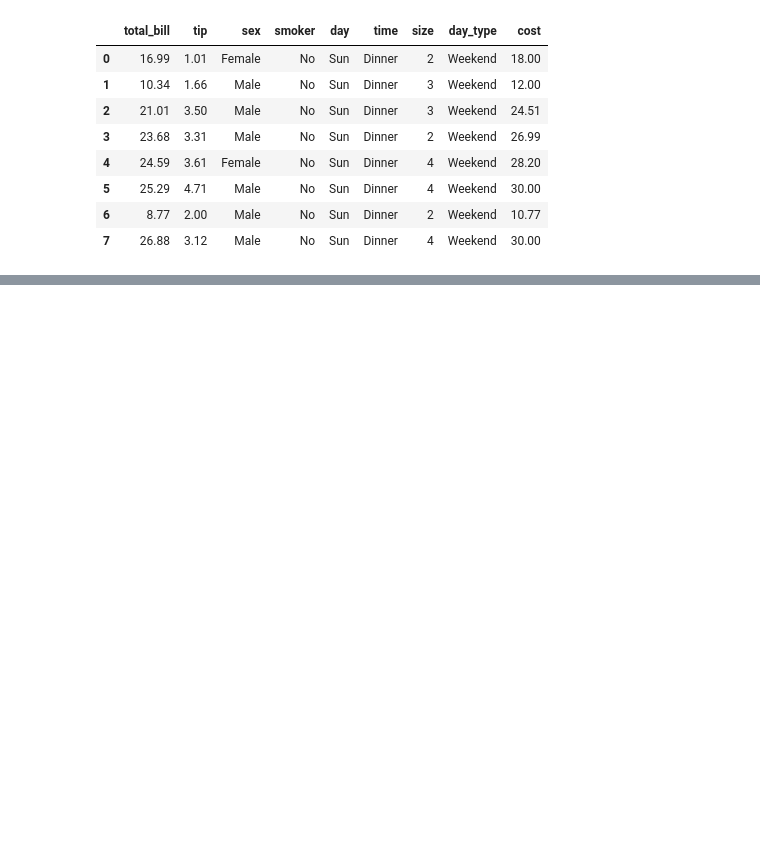
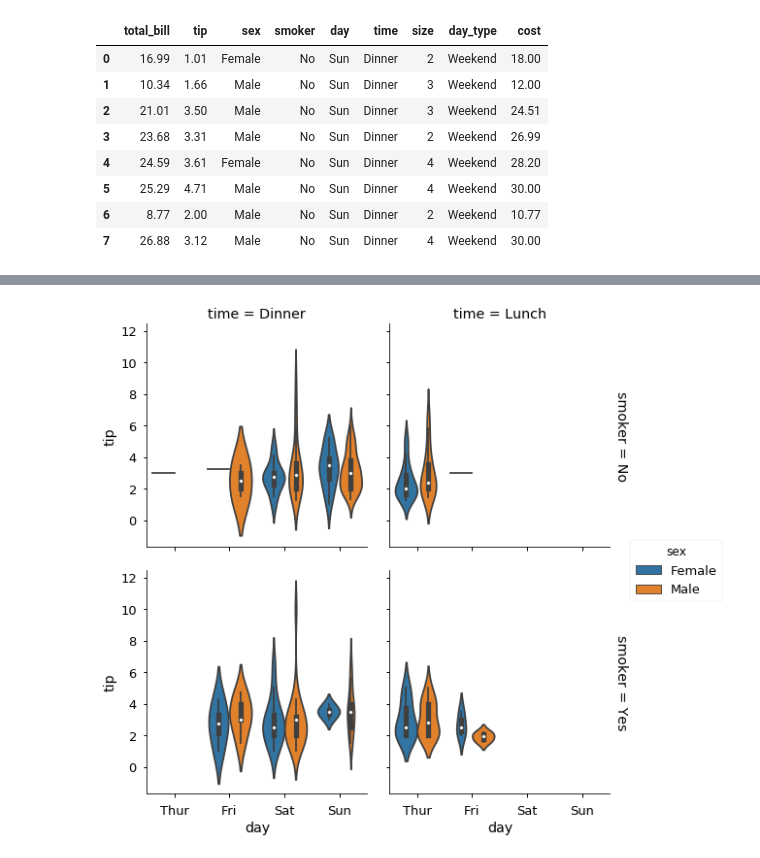
Before and after one commit to cliburn/sta-663-2018, a Jupyter notebook: notebooks/S06_Data_Annotated.ipynb, the cells around one changed output, grey strips where cells are left out. Saved outputs shown, nothing was run; the diff lists cells and outputs as text; code cells hidden in the pictures; blank space fills up the shorter version.

```diff
--- a/notebooks/S06_Data_Annotated.ipynb
+++ b/notebooks/S06_Data_Annotated.ipynb
@@ -976,0 +996,9 @@ pd.merge(tips1, tips2, how='outer')
+# %%
+sns.set_context('notebook', font_scale=1.3)
+g = sns.factorplot(x='day', y='tip', hue='sex',
+                   col='time', row='smoker',
+                   data=tips, kind='violin',
+                   margin_titles=True)
+pass
+# %% [output]
+[figure, added]
```
Also changed, not shown: parts of 5 cells of this notebook, 2 other files.
